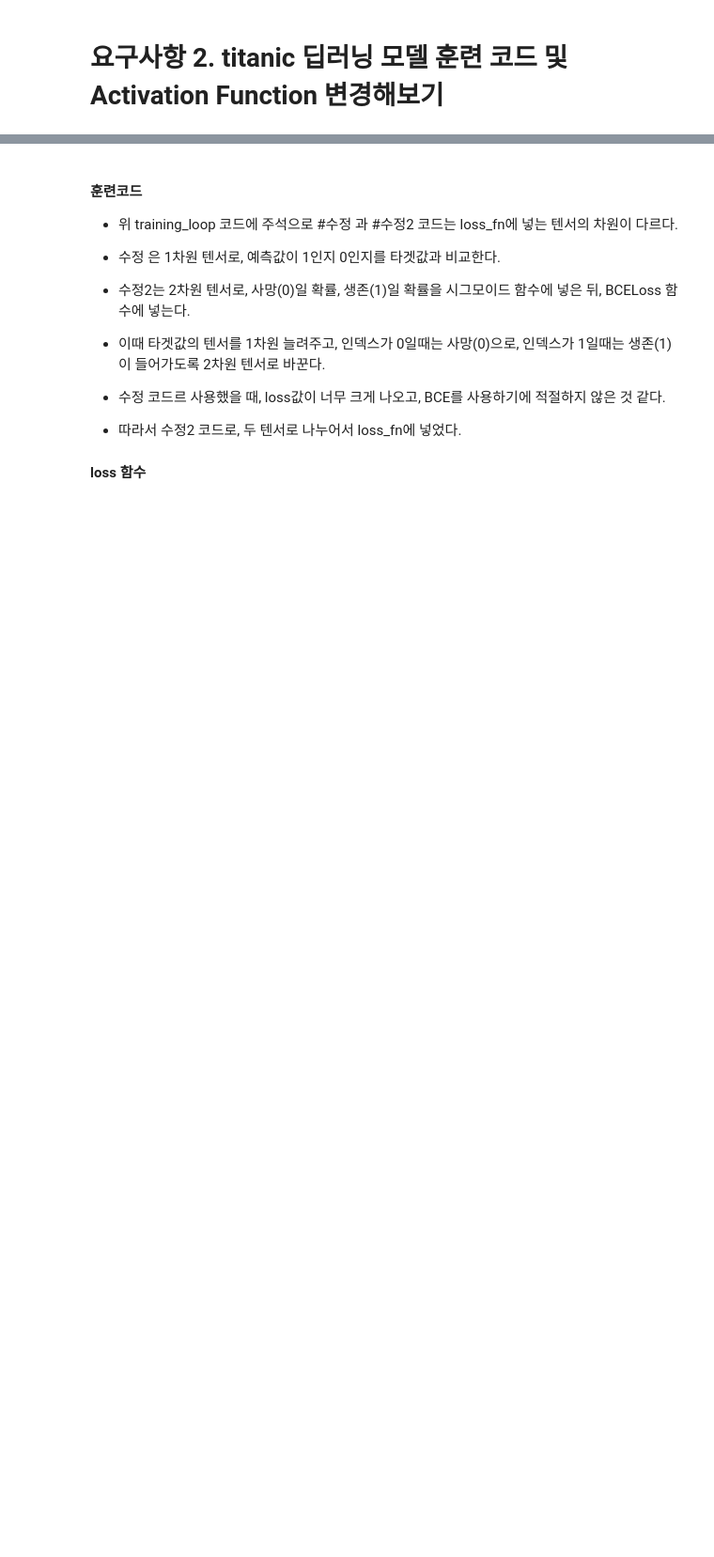
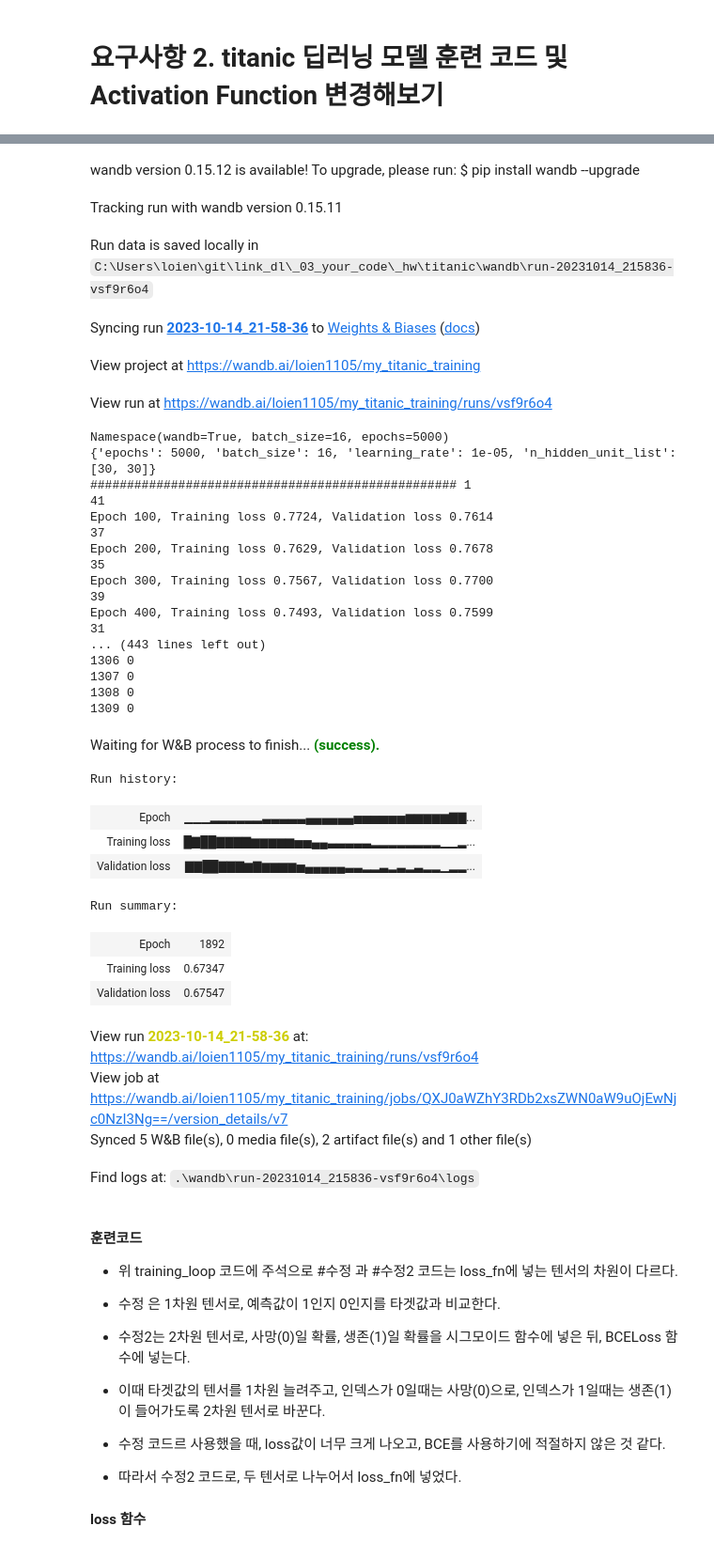
Before and after one commit to 3unsh0t/deep_learning_hw, a Jupyter notebook: hw2.ipynb, the cells around one changed output, grey strips where cells are left out. Shown at 94% size. Drawn from its saved outputs; the diff is of its cells as text; code cells hidden in the pictures; blank space fills up the shorter version.

```diff
--- a/hw2.ipynb
+++ b/hw2.ipynb
@@ -347,7 +347,8 @@ def training_loop(model, optimizer, train_data_loader, validation_data_loader):
   n_epochs = wandb.config.epochs
   loss_fn = nn.BCELoss()  # 수정
   next_print_epoch = 100
-
+  loss_list = []
+  count = 0
   for epoch in range(1, n_epochs + 1):
     loss_train = 0.0
     num_trains = 0
@@ -396,7 +397,18 @@ def training_loop(model, optimizer, train_data_loader, validation_data_loader):
       "Validation loss": loss_validation / num_validations
     })
 
+    loss_value = loss_validation / num_validations
+    loss_list.append(loss_value)
+    if len(loss_list) > 3:
+        loss_mean = sum(loss_list)/len(loss_list)
+        if loss_mean < loss_value:
+            count += 1
+    if epoch > 500 and count >50:
+        break
+    if epoch > 100: loss_list.pop(0)
     if epoch >= next_print_epoch:
+      print(count)
+      count = 0
       print(
         f"Epoch {epoch}, "
         f"Training loss {loss_train / num_trains:.4f}, "
@@ -416,8 +428,8 @@ def main(args):
 
   wandb.init(
     mode="online" if args.wandb else "disabled",
-    project="my_model_training",
-    notes="My titanic wandb experiment",
+    project="my_titanic_training",
+    notes="My titanic experiment",
     tags=["my_model", "titanic"],
     name=current_time_str,
     config=config
@@ -449,9 +461,3 @@ def main(args):
   data = pd.DataFrame({'PassengerId': idx, 'Survived': survived})
   data.to_csv('C:/Users/loien/Desktop/23-2/딥러닝/titanic/submission.csv', index=False)
   wandb.finish()
-# %%
-# https://docs.wandb.ai/guides/track/config
-if __name__ == "__main__":
-
-  args = argparse.Namespace(wandb=True, batch_size=16, epochs=2000)
-  main(args)
@@ -495,3 +464,46 @@ Find logs at: .\wandb\run-20231014_200322-bau9itb3\logs
+# %%
+# https://docs.wandb.ai/guides/track/config
+if __name__ == "__main__":
+
+  args = argparse.Namespace(wandb=True, batch_size=16, epochs=5000)
+  main(args)
+# %% [output]
+wandb version 0.15.12 is available! To upgrade, please run: $ pip install wandb --upgrade
+Tracking run with wandb version 0.15.11
+Run data is saved locally in C:\Users\loien\git\link_dl\_03_your_code\_hw\titanic\wandb\run-20231014_215836-vsf9r6o4
+Syncing run 2023-10-14_21-58-36 to Weights & Biases (docs)
+View project at https://wandb.ai/loien1105/my_titanic_training
+View run at https://wandb.ai/loien1105/my_titanic_training/runs/vsf9r6o4
+Namespace(wandb=True, batch_size=16, epochs=5000)
+{'epochs': 5000, 'batch_size': 16, 'learning_rate': 1e-05, 'n_hidden_unit_list': [30, 30]}
+################################################## 1
+41
+Epoch 100, Training loss 0.7724, Validation loss 0.7614
+37
+Epoch 200, Training loss 0.7629, Validation loss 0.7678
+35
+Epoch 300, Training loss 0.7567, Validation loss 0.7700
+39
+Epoch 400, Training loss 0.7493, Validation loss 0.7599
+31
+... (443 lines left out)
+1306 0
+1307 0
+1308 0
+1309 0
+Waiting for W&B process to finish... (success).
+Run history:
+| Epoch | ▁▁▁▂▂▂▂▂▂▃▃▃▃▃▄▄▄▄▄▄▅▅▅▅▅▅▆▆▆▆▆▇▇... |
+| Training loss | █▇██▇▇▇▇▆▆▆▆▆▅▅▄▄▃▃▃▃▃▂▂▂▂▂▂▂▂▁▁▂... |
+| Validation loss | ▇▇██▇▇▇▆▇▆▆▆▆▅▄▄▄▄▄▃▃▂▂▃▂▃▂▃▂▂▁▂▂... |
+Run summary:
+| Epoch | 1892 |
+| Training loss | 0.67347 |
+| Validation loss | 0.67547 |
+View run 2023-10-14_21-58-36 at: https://wandb.ai/loien1105/my_titanic_training/runs/vsf9r6o4
+View job at https://wandb.ai/loien1105/my_titanic_training/jobs/QXJ0aWZhY3RDb2xsZWN0aW9uOjEwNjc0NzI3Ng==/version_details/v7
+Synced 5 W&B file(s), 0 media file(s), 2 artifact file(s) and 1 other file(s)
+Find logs at: .\wandb\run-20231014_215836-vsf9r6o4\logs
 # %% [markdown]
 #### 훈련코드
 - 위 training_loop 코드에 주석으로 #수정 과 #수정2 코드는 loss_fn에 넣는 텐서의 차원이 다르다.
```
Also changed, not shown: parts of 6 cells of this notebook.
